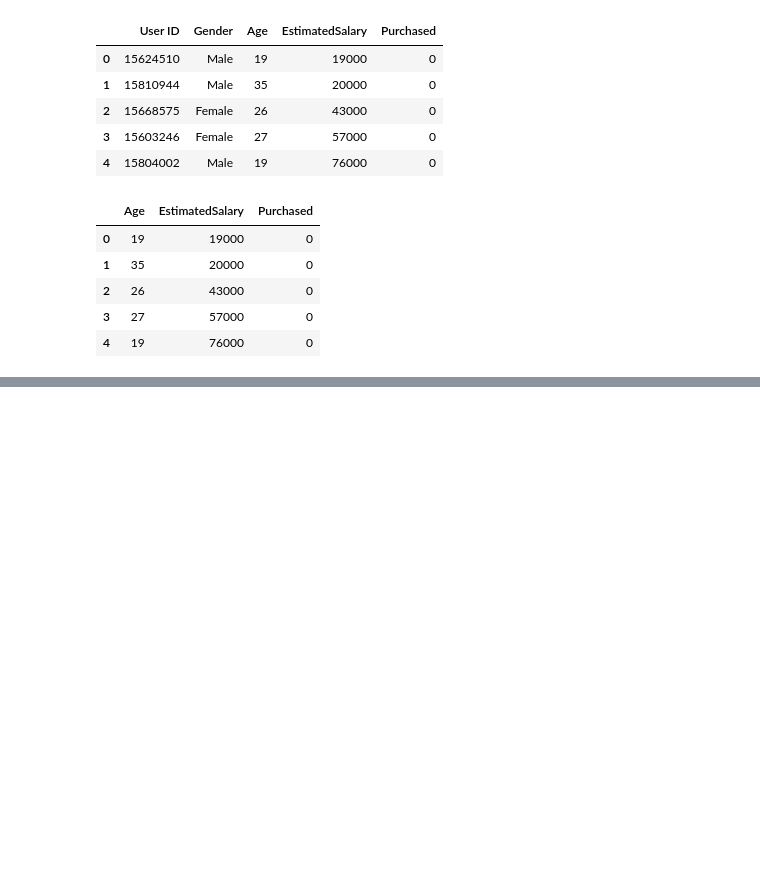
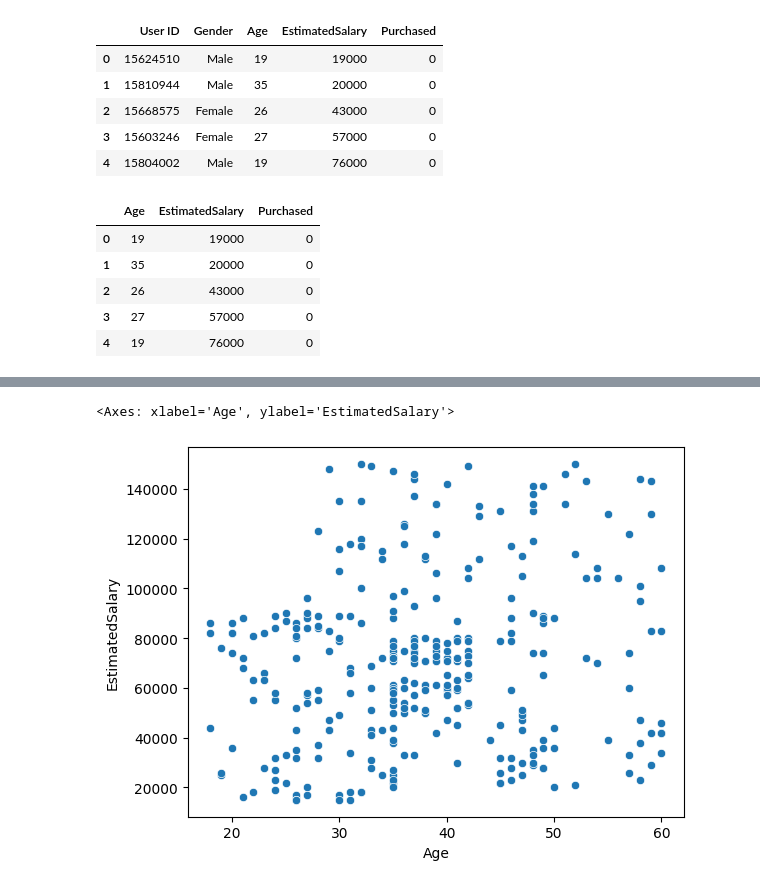
Before and after one commit to Alsanad-Opium/deep-learning-pytorch, a Jupyter notebook: MLandDL/ML/Machine Learning/Feature engineering/feature_scaling.ipynb, the cells around one changed output, grey strips where cells are left out. Drawn from its saved outputs; the diff is of its cells as text; code cells hidden in the pictures; blank space fills up the shorter version.

```diff
--- a/MLandDL/ML/Machine Learning/Feature engineering/feature_scaling.ipynb
+++ b/MLandDL/ML/Machine Learning/Feature engineering/feature_scaling.ipynb
@@ -226,0 +235,18 @@ df.head()
+# %%
+from sklearn.model_selection import train_test_split
+
+x_train,x_test,y_train,y_test = train_test_split(df.drop('Purchased', axis=1),df['Purchased'],test_size=0.2, random_state=42)
+# %%
+from sklearn.preprocessing import StandardScaler
+
+scaler = StandardScaler() # creating an instance of the standard scaler class
+
+
+scaler.fit(x_train) # fitotng the training data to the scaler instance and calculating the mean and the standard deviation of the training data
+
+x_train_scaled = scaler.transform(x_train)
+x_test_scaled = scaler.transform(x_test)
+
+# after scaling the data it returns a numpy array instead of a dataframe so we need to convert it back to a dataframe
+
+x_train_scaled
@@ -226,0 +283,7 @@ df.head()
+# %%
+import seaborn as sns
+
+sns.scatterplot(x=x_train['Age'],y= x_train['EstimatedSalary'])
+# %% [output]
+<Axes: xlabel='Age', ylabel='EstimatedSalary'>
+[figure, added]
```
Also changed, not shown: parts of 6 cells of this notebook.
